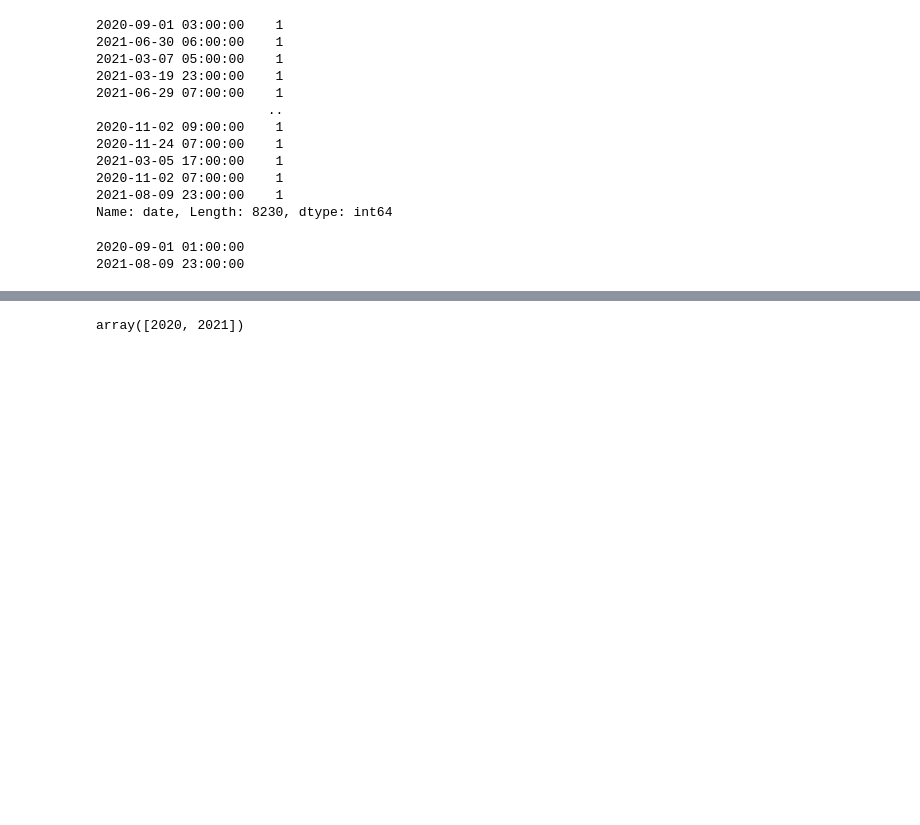
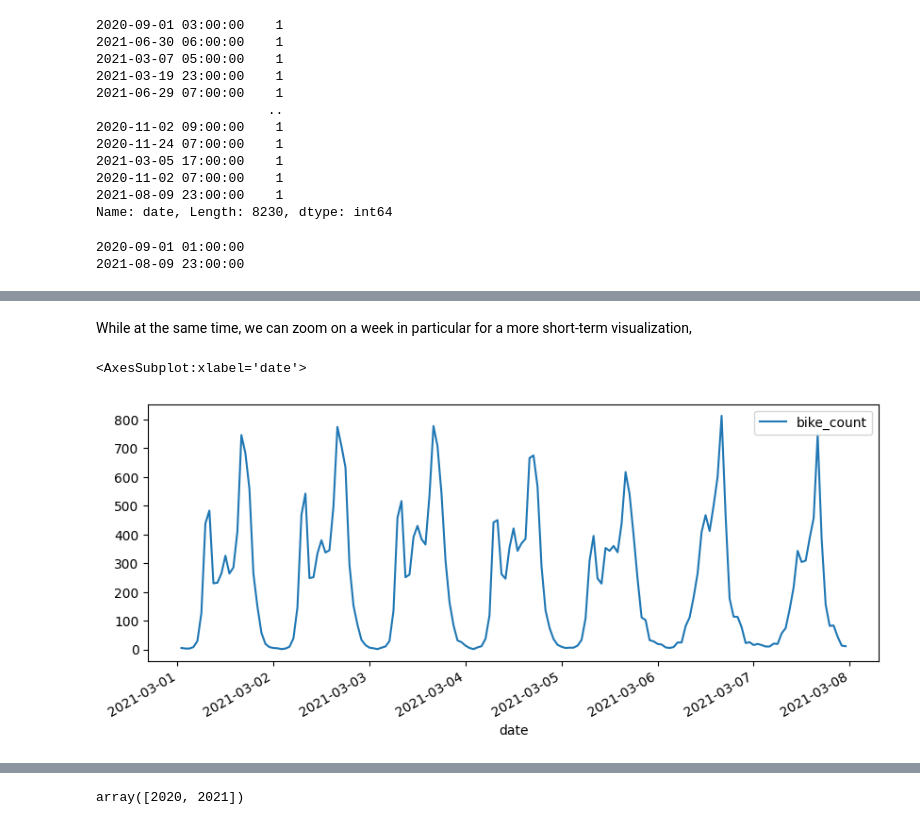
Before and after one commit to stlbnmaria/PythonForDS_Project, a Jupyter notebook: data_analyses/data_analyses.ipynb, the cells around one changed output, grey strips where cells are left out. Drawn from its saved outputs; the diff is of its cells as text; code cells hidden in the pictures; blank space fills up the shorter version.

```diff
--- a/data_analyses/data_analyses.ipynb
+++ b/data_analyses/data_analyses.ipynb
@@ -63,0 +135,15 @@ print(data.date.max())
+# %% [markdown]
+While at the same time, we can zoom on a week in particular for a more short-term visualization,
+# %%
+fig, ax = plt.subplots(figsize=(10, 4))
+
+mask = (
+    (data["counter_name"] == "Totem 73 boulevard de Sébastopol S-N")
+    & (data["date"] > pd.to_datetime("2021/03/01"))
+    & (data["date"] < pd.to_datetime("2021/03/08"))
+)
+
+data[mask].plot(x="date", y="bike_count", ax=ax)
+# %% [output]
+<AxesSubplot:xlabel='date'>
+[figure, added]
```
Also changed, not shown: parts of 34 cells of this notebook.
